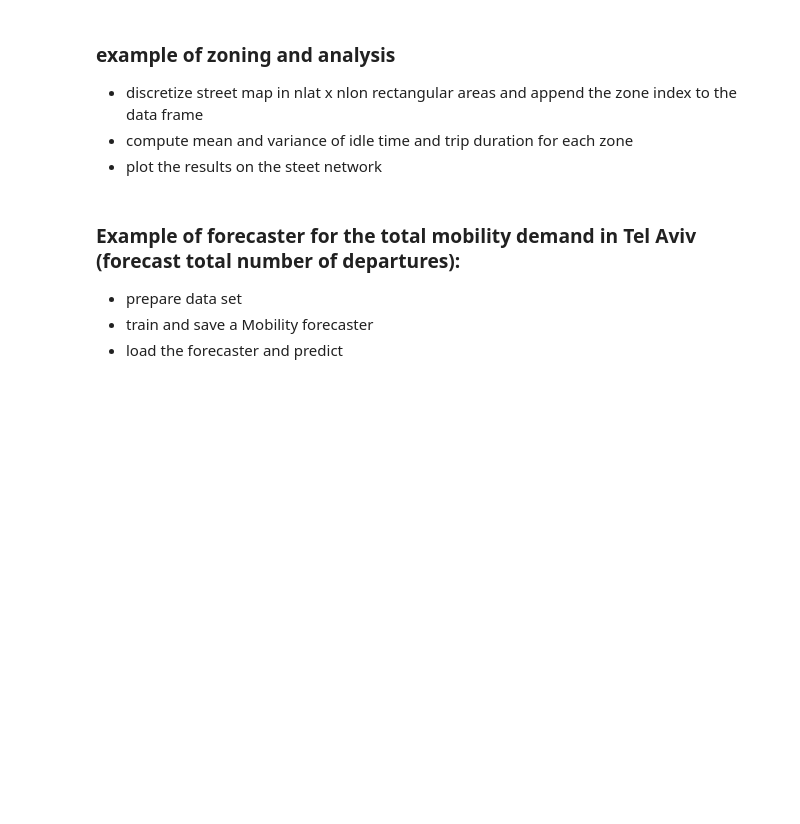
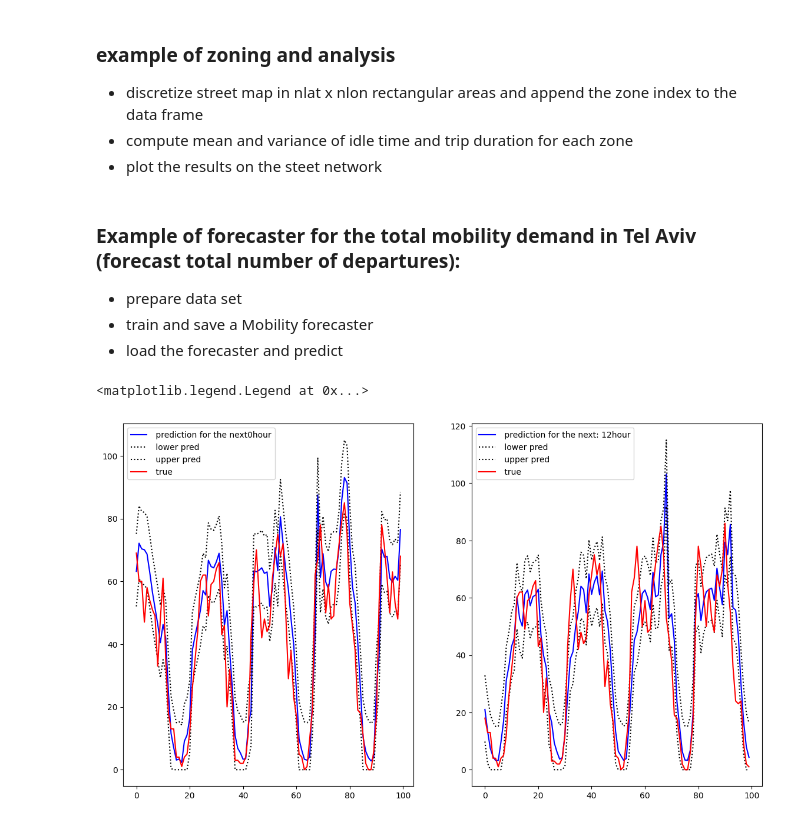
Before and after one commit to supsi-dacd-isaac/GAMES_public, a Jupyter notebook: demo.ipynb, the cells around one changed output. Drawn from its saved outputs; the diff is of its cells as text; code cells hidden in the pictures; blank space fills up the shorter version.

```diff
--- a/demo.ipynb
+++ b/demo.ipynb
@@ -84,11 +69,13 @@ y = pd.DataFrame(y, columns=output_names)
 # %%
 # Create and fit the model
 model_wrapper = MobilityDemandForecaster()
+H_past, H_future =12, 24
+X_tst, y_tst , X, y = prepare_forecaster_data(df_sequence, H_past=H_past, H_future=H_future,n_test=2500)
 model_wrapper.fit(X, y)
-modelfolder = 'models/autotel' # Specify the subfolder path
-if not os.path.exists(modelfolder): # Create the subfolder if it doesn't exist
-    os.makedirs(modelfolder)
-model_save_path = os.path.join(modelfolder, 'model_wrapper.pkl')
+model_dir = 'models/autotel' # Specify the subfolder path
+if not os.path.exists(model_dir): # Create the subfolder if it doesn't exist
+    os.makedirs(model_dir)
+model_save_path = os.path.join(model_dir, 'model_wrapper.pkl')
 with open(model_save_path, 'wb') as f: # Save the entire class with trained parameters in the subfolder
     pickle.dump(model_wrapper, f)
 # %%
@@ -98,4 +85,4 @@ with open(model_save_path, 'rb') as f:
 # Access the trained parameters
 best_parameters = model_wrapper.best_parameters
 # Use the model wrapper and its trained parameters
-prediction, uncertainty_band = model_wrapper.predict(X)
+prediction, uncertainty_band = model_wrapper.predict(X_tst)
@@ -104,16 +89,19 @@ prediction
 # %%
 predict_t, T_plot = 0, 100
-fig, ax = plt.subplots(1,2)
-ax[0].plot(prediction[:,predict_t][:T_plot],'b', label = ' prediction t' +str(predict_t))
+fig, ax = plt.subplots(1,2, figsize=(14,8))
+ax[0].plot(prediction[:,predict_t][:T_plot],'b', label = ' prediction for the next' +str(predict_t)+'hour')
 ax[0].plot(uncertainty_band[0][:,predict_t][:T_plot],':k', label = ' lower pred')
 ax[0].plot(uncertainty_band[1][:,predict_t][:T_plot],':k', label = ' upper pred')
-ax[0].plot(y.iloc[:,predict_t][:T_plot], 'r', label = ' true')
-predict_t, T_plot =12, 100
-ax[1].plot(prediction[:,predict_t][:T_plot],'b', label = ' prediction'+str(predict_t))
+ax[0].plot(y_tst.iloc[:,predict_t][:T_plot], 'r', label = ' true'); ax[0].legend()
+predict_t = 12
+ax[1].plot(prediction[:,predict_t][:T_plot],'b', label = ' prediction for the next: '+str(predict_t) +'hour')
 ax[1].plot(uncertainty_band[0][:,predict_t][:T_plot],':k', label = ' lower pred')
 ax[1].plot(uncertainty_band[1][:,predict_t][:T_plot],':k', label = ' upper pred')
-ax[1].plot(y.iloc[:,predict_t][:T_plot], 'r', label = ' true') ;
+ax[1].plot(y_tst.iloc[:,predict_t][:T_plot], 'r', label = ' true')
 plt.legend()
+# %% [output]
+<matplotlib.legend.Legend at 0x...>
+[figure, added]
 # %%
 from sklearn.neighbors import KernelDensity
 from scipy.optimize import minimize
```
Also changed, not shown: parts of 8 cells of this notebook, 3 other files.
